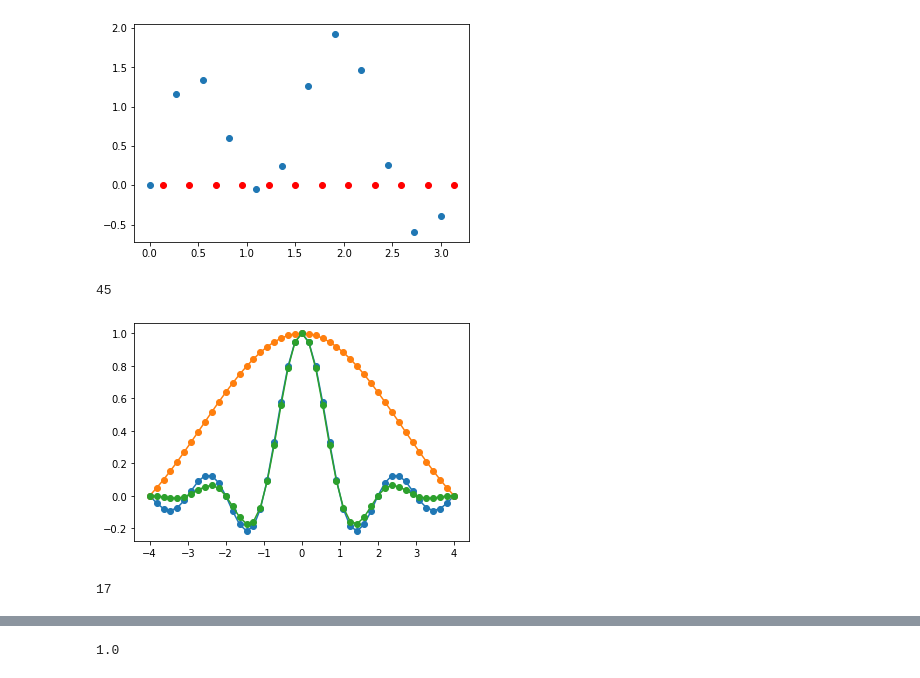
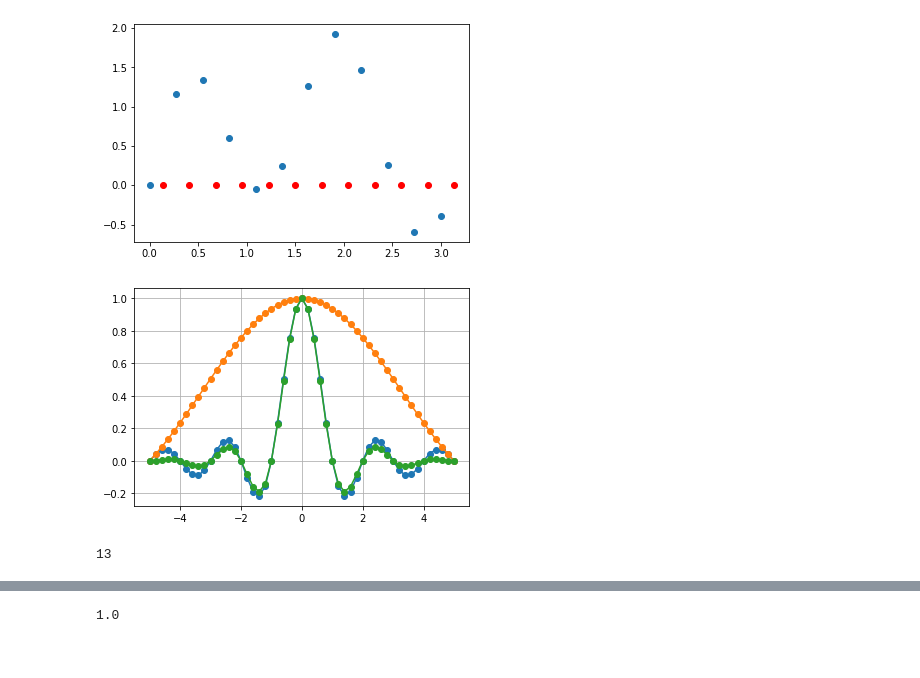
Before and after one commit to idfah/notebooks, a Jupyter notebook: vision/lanczos_interpolation.ipynb, the cells around one changed output, grey strips where cells are left out. Saved outputs shown, nothing was run; the diff lists cells and outputs as text; code cells hidden in the pictures.

```diff
--- a/vision/lanczos_interpolation.ipynb
+++ b/vision/lanczos_interpolation.ipynb
@@ -47,23 +44,21 @@ plt.scatter(xp[1::2], yp[1::2], color='red', marker='o');
 [figure]
 # %%
 factor = 5
-order = 23
-radius = order // factor
+order = 11
 
-taps = np.linspace(-radius, radius, 2 * order - 1)
+
+radius = order // 2
+taps = np.linspace(-radius, radius, 2 * radius * factor + 1)
 sinc = np.sinc(taps)
 lobe = np.sinc(taps / radius)
 
 lanczos = sinc * lobe
-
-len(lanczos)
-# %% [output]
-45
 # %%
 plt.plot(taps, sinc, marker='o');
 plt.plot(taps, lobe, marker='o');
 plt.plot(taps, lanczos, marker='o');
+plt.grid();
 # %% [output]
-[figure, old version]
+[figure, new version]
 # %%
 def lanczos_filter(factor, order):
@@ -72,9 +67,9 @@ def lanczos_filter(factor, order):
     return np.sinc(taps) * np.sinc(taps / radius)
 # %%
-filt = lanczos_filter(2, 9)
+filt = lanczos_filter(2, 7)
 len(filt)
 # %% [output]
-17
+13
 # %%
 plt.bar(range(len(filt)), filt);
 # %% [output]
```
Also changed, not shown: parts of 29 cells of this notebook.
